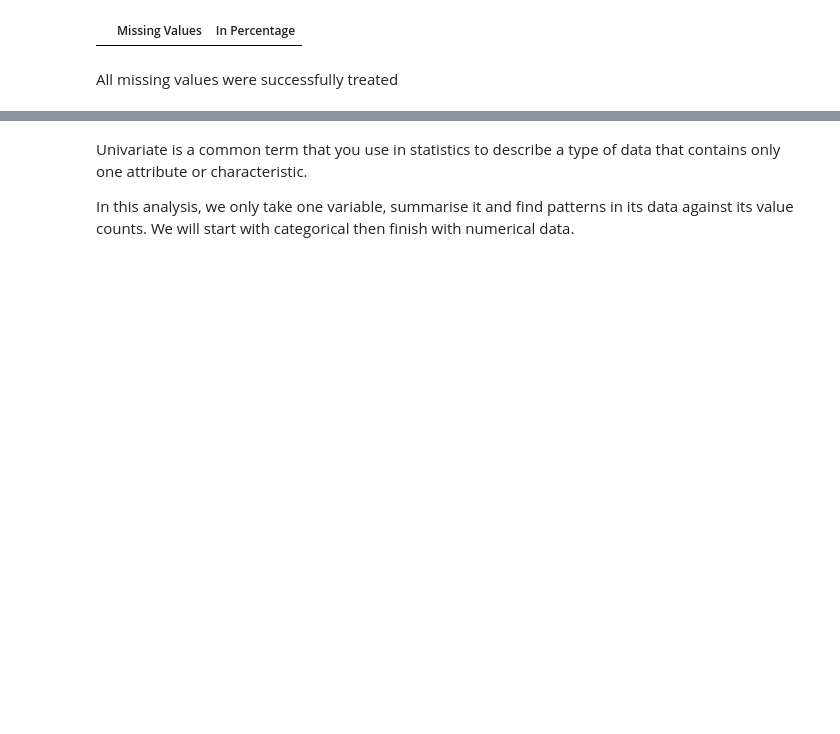
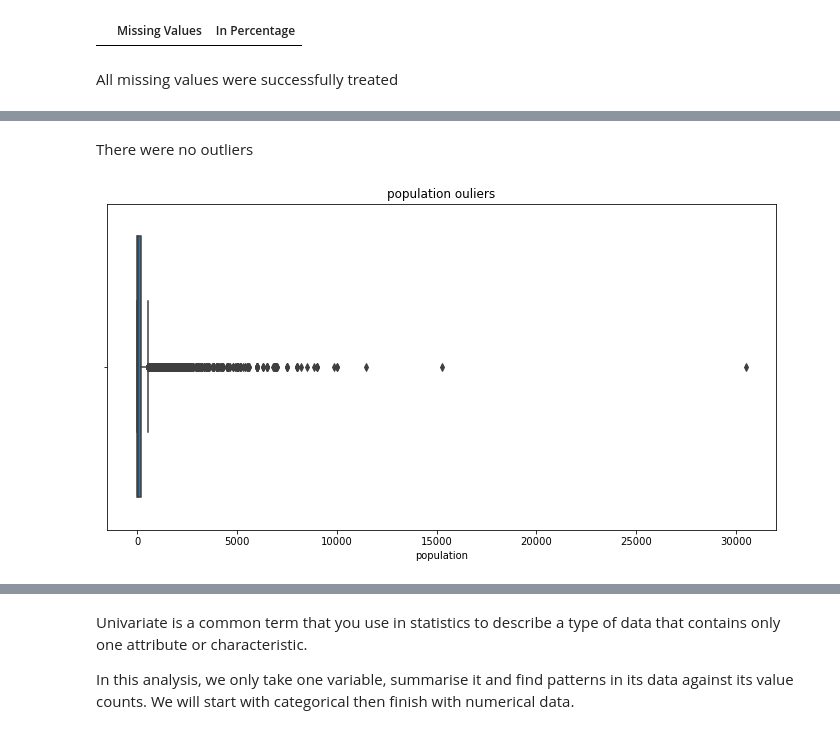
Before and after one commit to brian-magembe/Tanzania_Water_Wells, a Jupyter notebook: The Miner League.ipynb, the cells around one changed output, grey strips where cells are left out. Cells and saved outputs as stored; diff of their text form; code cells hidden in the pictures; blank space fills up the shorter version.

```diff
--- a/The Miner League.ipynb
+++ b/The Miner League.ipynb
@@ -518,0 +474,6 @@ tz_df
+# %% [markdown]
+There were no outliers
+# %%
+box_plot(tz_df, 'population')
+# %% [output]
+[figure, added]
```
Also changed, not shown: parts of 85 cells of this notebook.
